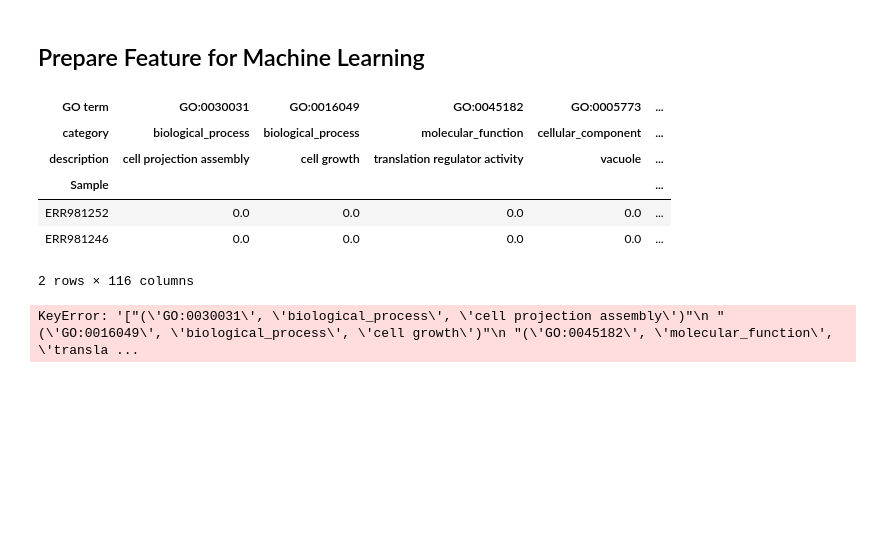
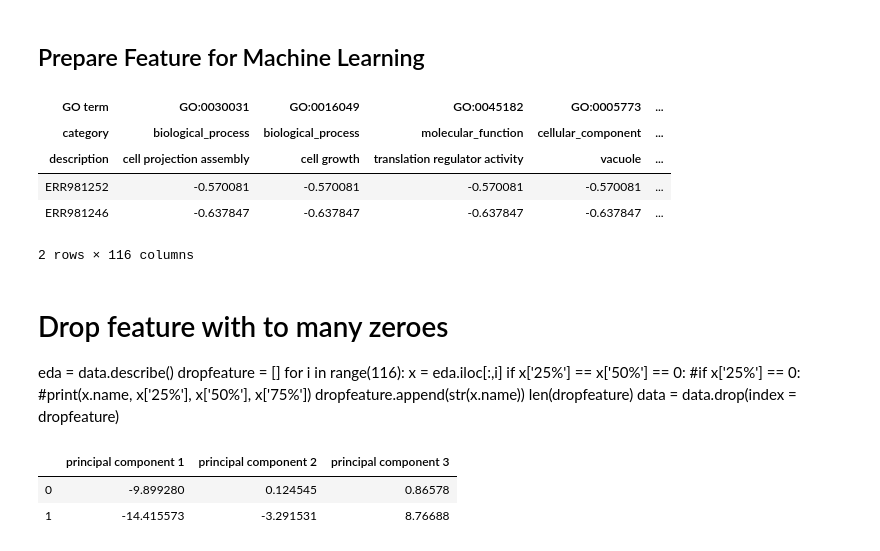
Before and after one commit to lab-biotek-bio-ugm/metagenome_mining, a Jupyter notebook: Analysis.ipynb, the cells around one changed output. Saved outputs shown, nothing was run; the diff lists cells and outputs as text; code cells hidden in the pictures; blank space fills up the shorter version.

```diff
--- a/Analysis.ipynb
+++ b/Analysis.ipynb
@@ -25,7 +25,7 @@ List all summarized Gene Ontology summary from interproscan result. The data is
 data should be extracted to folder "data"
 # %%
 file = []
-for name in os.listdir("data"):
+for name in os.listdir():
     if name.endswith("_FASTQ_GO_slim.csv"):
         file.append(name)
 file
@@ -157,26 +171,13 @@ sns.heatmap(df_norm_zscore,
 # %% [markdown]
 ## Prepare Feature for Machine Learning
 # %%
-data = df_norm_minmax.T
+#data = df_norm_minmax.T
+data = df_norm_zscore.T
 data.head(2)
 # %% [output]
 | GO term | GO:0030031 | GO:0016049 | GO:0045182 | GO:0005773 | ... |
 | category | biological_process | biological_process | molecular_function | cellular_component | ... |
 | description | cell projection assembly | cell growth | translation regulator activity | vacuole | ... |
-| Sample |  |  |  |  | ... |
-| ERR981252 | 0.0 | 0.0 | 0.0 | 0.0 | ... |
-| ERR981246 | 0.0 | 0.0 | 0.0 | 0.0 | ... |
+| ERR981252 | -0.570081 | -0.570081 | -0.570081 | -0.570081 | ... |
+| ERR981246 | -0.637847 | -0.637847 | -0.637847 | -0.637847 | ... |
 2 rows × 116 columns
-# %%
-eda = data.describe()
-dropfeature = []
-for i in range(116):
-    x = eda.iloc[:,i]
-    if x['25%'] == x['50%'] == 0:
-    #if x['25%'] == 0:
-        #print(x.name, x['25%'], x['50%'], x['75%'])
-        dropfeature.append(str(x.name))
-len(dropfeature)
-data = data.drop(index = dropfeature)
-# %% [output]
-KeyError: '["(\'GO:0030031\', \'biological_process\', \'cell projection assembly\')"\n "(\'GO:0016049\', \'biological_process\', \'cell growth\')"\n "(\'GO:0045182\', \'molecular_function\', \'transla ...
@@ -188,3 +184,15 @@ sns.heatmap(data.T)
+# %% [markdown]
+# Drop feature with to many zeroes
+eda = data.describe()
+dropfeature = []
+for i in range(116):
+    x = eda.iloc[:,i]
+    if x['25%'] == x['50%'] == 0:
+    #if x['25%'] == 0:
+        #print(x.name, x['25%'], x['50%'], x['75%'])
+        dropfeature.append(str(x.name))
+len(dropfeature)
+data = data.drop(index = dropfeature)
 # %%
 #target
 #y = {'target': data.index.values}
@@ -200,7 +208,11 @@ pca = PCA(n_components=3)
 principalComponents = pca.fit_transform(x)
 principalDf = pd.DataFrame(data = principalComponents
              , columns = ['principal component 1', 'principal component 2', 'principal component 3'])
-principalDf
+principalDf.head(2)
+# %% [output]
+|  | principal component 1 | principal component 2 | principal component 3 |
+| 0 | -9.899280 | 0.124545 | 0.86578 |
+| 1 | -14.415573 | -3.291531 | 8.76688 |
 # %%
 finalDf = pd.concat([principalDf, pd.DataFrame(y)], axis=1)
 finalDf
```
Also changed, not shown: parts of 11 cells of this notebook, 2 other files.
